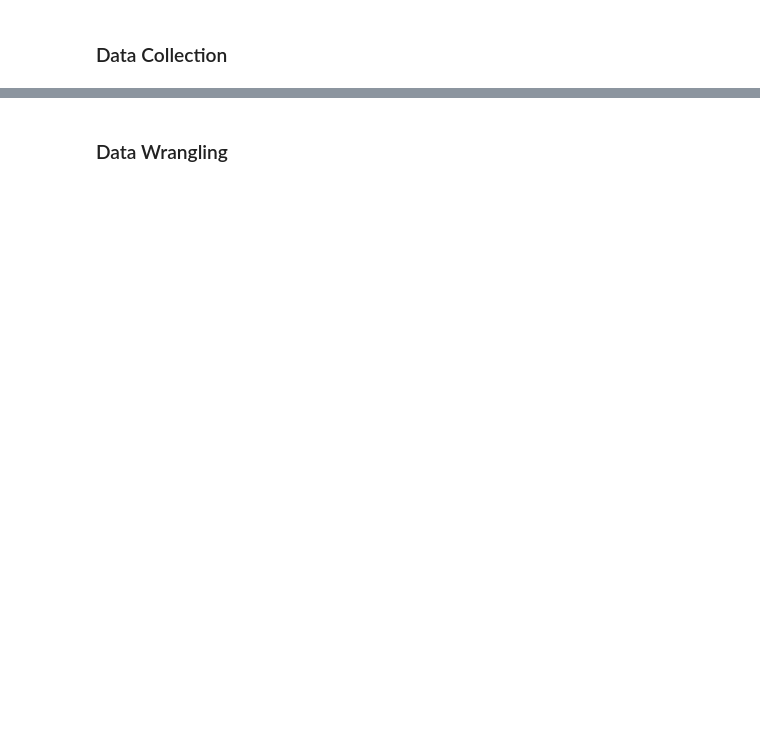
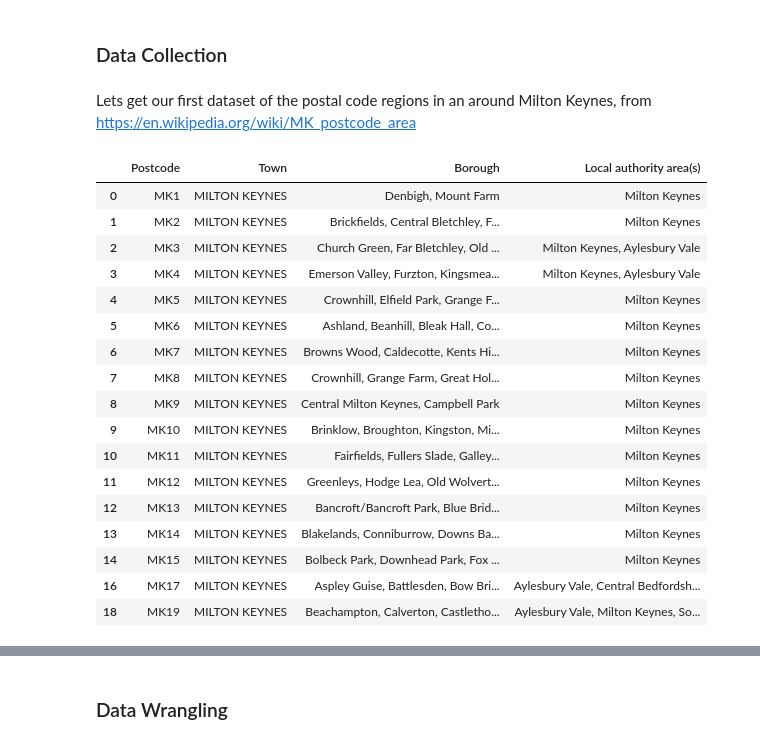
Before and after one commit to brian-naylor/Coursera_Capstone, a Jupyter notebook: Battle of the Neighborhoods (week 1 and 2).ipynb, the cells around one changed output, grey strips where cells are left out. Saved outputs shown, nothing was run; the diff lists cells and outputs as text; code cells hidden in the pictures; blank space fills up the shorter version.

```diff
--- a/Battle of the Neighborhoods (week 1 and 2).ipynb
+++ b/Battle of the Neighborhoods (week 1 and 2).ipynb
@@ -85,2 +143,36 @@ Its also important to consider the tooling, and we will be using the following;
 # %% [markdown]
 <h3>Data Collection
+# %% [markdown]
+Lets get our first dataset of the postal code regions in an around Milton Keynes, from https://en.wikipedia.org/wiki/MK_postcode_area
+# %%
+#Scrape from wikipedia, all the postal code districts for Milton Keynes in the UK
+url = "https://en.wikipedia.org/wiki/MK_postcode_area"
+res = requests.get(url)
+soup = BeautifulSoup(res.content,'lxml')
+table = soup.find_all('table')[1]
+mk_pc = pd.read_html(str(table))
+mk1_df = mk_pc[0]
+mk1_df.rename(columns={'Postcode district':'Postcode','Post town':'Town', 'Coverage':'Borough'}, inplace=True)
+mk1_df = mk1_df[mk1_df['Town']=='MILTON KEYNES']
+mk1_df = mk1_df[mk1_df['Postcode']!='MK77']  #we're excluding MK77, as its a specific company postcode, not a region.
+mk1_df.set_index('Postcode')
+mk1_df
+# %% [output]
+|  | Postcode | Town | Borough | Local authority area(s) |
+| 0 | MK1 | MILTON KEYNES | Denbigh, Mount Farm | Milton Keynes |
+| 1 | MK2 | MILTON KEYNES | Brickfields, Central Bletchley, F... | Milton Keynes |
+| 2 | MK3 | MILTON KEYNES | Church Green, Far Bletchley, Old ... | Milton Keynes, Aylesbury Vale |
+| 3 | MK4 | MILTON KEYNES | Emerson Valley, Furzton, Kingsmea... | Milton Keynes, Aylesbury Vale |
+| 4 | MK5 | MILTON KEYNES | Crownhill, Elfield Park, Grange F... | Milton Keynes |
+| 5 | MK6 | MILTON KEYNES | Ashland, Beanhill, Bleak Hall, Co... | Milton Keynes |
+| 6 | MK7 | MILTON KEYNES | Browns Wood, Caldecotte, Kents Hi... | Milton Keynes |
+| 7 | MK8 | MILTON KEYNES | Crownhill, Grange Farm, Great Hol... | Milton Keynes |
+| 8 | MK9 | MILTON KEYNES | Central Milton Keynes, Campbell Park | Milton Keynes |
+| 9 | MK10 | MILTON KEYNES | Brinklow, Broughton, Kingston, Mi... | Milton Keynes |
+| 10 | MK11 | MILTON KEYNES | Fairfields, Fullers Slade, Galley... | Milton Keynes |
+| 11 | MK12 | MILTON KEYNES | Greenleys, Hodge Lea, Old Wolvert... | Milton Keynes |
+| 12 | MK13 | MILTON KEYNES | Bancroft/Bancroft Park, Blue Brid... | Milton Keynes |
+| 13 | MK14 | MILTON KEYNES | Blakelands, Conniburrow, Downs Ba... | Milton Keynes |
+| 14 | MK15 | MILTON KEYNES | Bolbeck Park, Downhead Park, Fox ... | Milton Keynes |
+| 16 | MK17 | MILTON KEYNES | Aspley Guise, Battlesden, Bow Bri... | Aylesbury Vale, Central Bedfordsh... |
+| 18 | MK19 | MILTON KEYNES | Beachampton, Calverton, Castletho... | Aylesbury Vale, Milton Keynes, So... |
```
Also changed, not shown: parts of 47 cells of this notebook.
